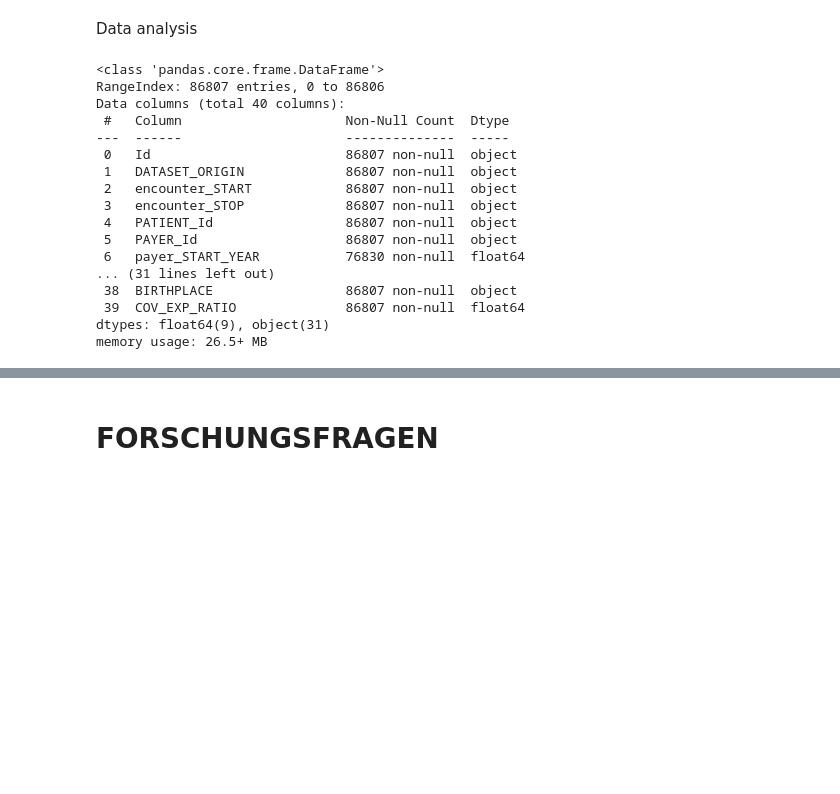
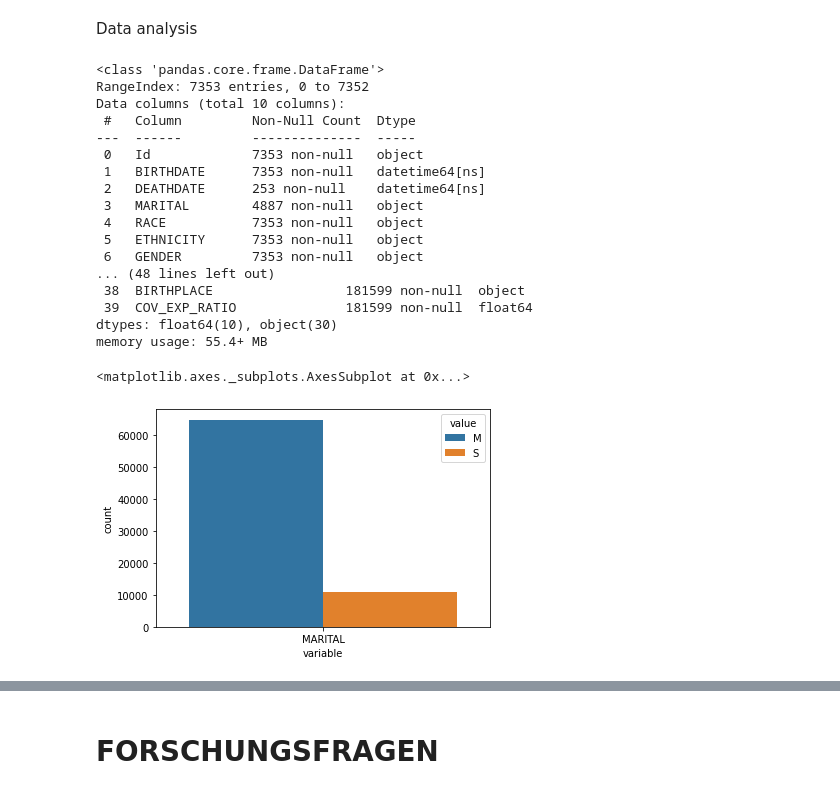
Before and after one commit to Fuenfgeld/ATeamDatenmanagementUndArchivierung, a Jupyter notebook: IMECOS_master.ipynb, the cells around one changed output, grey strips where cells are left out. Drawn from its saved outputs; the diff is of its cells as text; code cells hidden in the pictures; blank space fills up the shorter version.

```diff
--- a/IMECOS_master.ipynb
+++ b/IMECOS_master.ipynb
@@ -81,25 +68,27 @@ nonimm = pd.read_sql_query("SELECT * FROM encounters JOIN patients ON encounters
 # %%
 # Descriptive statistics PATIENTS
-#patients.info()
+patients.info()
 #master.info()
 #encounters.info()
-nonimm.info()
+#nonimm.info()
 #imm.info()
+#imm.head()
+patall.info()
 # %% [output]
 <class 'pandas.core.frame.DataFrame'>
-RangeIndex: 86807 entries, 0 to 86806
-Data columns (total 40 columns):
- #   Column                     Non-Null Count  Dtype
----  ------                     --------------  -----
- 0   Id                         86807 non-null  object
- 1   DATASET_ORIGIN             86807 non-null  object
- 2   encounter_START            86807 non-null  object
- 3   encounter_STOP             86807 non-null  object
- 4   PATIENT_Id                 86807 non-null  object
- 5   PAYER_Id                   86807 non-null  object
- 6   payer_START_YEAR           76830 non-null  float64
-... (31 lines left out)
- 38  BIRTHPLACE                 86807 non-null  object
- 39  COV_EXP_RATIO              86807 non-null  float64
-dtypes: float64(9), object(31)
-memory usage: 26.5+ MB
+RangeIndex: 7353 entries, 0 to 7352
+Data columns (total 10 columns):
+ #   Column         Non-Null Count  Dtype
+---  ------         --------------  -----
+ 0   Id             7353 non-null   object
+ 1   BIRTHDATE      7353 non-null   datetime64[ns]
+ 2   DEATHDATE      253 non-null    datetime64[ns]
+ 3   MARITAL        4887 non-null   object
+ 4   RACE           7353 non-null   object
+ 5   ETHNICITY      7353 non-null   object
+ 6   GENDER         7353 non-null   object
+... (48 lines left out)
+ 38  BIRTHPLACE                 181599 non-null  object
+ 39  COV_EXP_RATIO              181599 non-null  float64
+dtypes: float64(10), object(30)
+memory usage: 55.4+ MB
@@ -112,0 +95,26 @@ patients["AGE"] = patients["AGE"].fillna(2021 - patients.BIRTHDATE.dt.year)
+# %%
+# Convert date columns
+patients["BIRTHDATE"] = pd.to_datetime(patients["BIRTHDATE"])
+patients["DEATHDATE"] = pd.to_datetime(patients["DEATHDATE"])
+
+imm["BIRTHDATE"] = pd.to_datetime(imm["BIRTHDATE"])
+imm["DEATHDATE"] = pd.to_datetime(imm["DEATHDATE"])
+
+nonimm["BIRTHDATE"] = pd.to_datetime(nonimm["BIRTHDATE"])
+nonimm["DEATHDATE"] = pd.to_datetime(nonimm["DEATHDATE"])
+
+patall["BIRTHDATE"] = pd.to_datetime(patall["BIRTHDATE"])
+patall["DEATHDATE"] = pd.to_datetime(patall["DEATHDATE"])
+
+# calcute patient age
+patients["AGE"] = patients.DEATHDATE.dt.year - patients.BIRTHDATE.dt.year
+patients["AGE"] = patients["AGE"].fillna(2021 - patients.BIRTHDATE.dt.year)
+
+imm["AGE"] = imm.DEATHDATE.dt.year - imm.BIRTHDATE.dt.year
+imm["AGE"] = imm["AGE"].fillna(2021 - imm.BIRTHDATE.dt.year)
+
+nonimm["AGE"] = nonimm.DEATHDATE.dt.year - nonimm.BIRTHDATE.dt.year
+nonimm["AGE"] = nonimm["AGE"].fillna(2021 - nonimm.BIRTHDATE.dt.year)
+
+patall["AGE"] = patall.DEATHDATE.dt.year - patall.BIRTHDATE.dt.year
+patall["AGE"] = patall["AGE"].fillna(2021 - patall.BIRTHDATE.dt.year)
@@ -116,6 +131,11 @@ sns.displot(patients["AGE"])
 # %%
 # patients marital
-sns.countplot(x="variable", hue= "value", data=pd.melt(patients[["MARITAL"]]))
+#sns.countplot(x="variable", hue= "value", data=pd.melt(patients[["MARITAL"]]))
+#sns.countplot(x="variable", hue= "value", data=pd.melt(imm[["MARITAL"]]))
+sns.countplot(x="variable", hue= "value", data=pd.melt(nonimm[["MARITAL"]]))
+# %% [output]
+<matplotlib.axes._subplots.AxesSubplot at 0x...>
+[figure, added]
 # %%
 # patients race
 sns.countplot(x="variable", hue= "value", data=pd.melt(patients[["RACE"]]))
```
Also changed, not shown: parts of 10 cells of this notebook.
